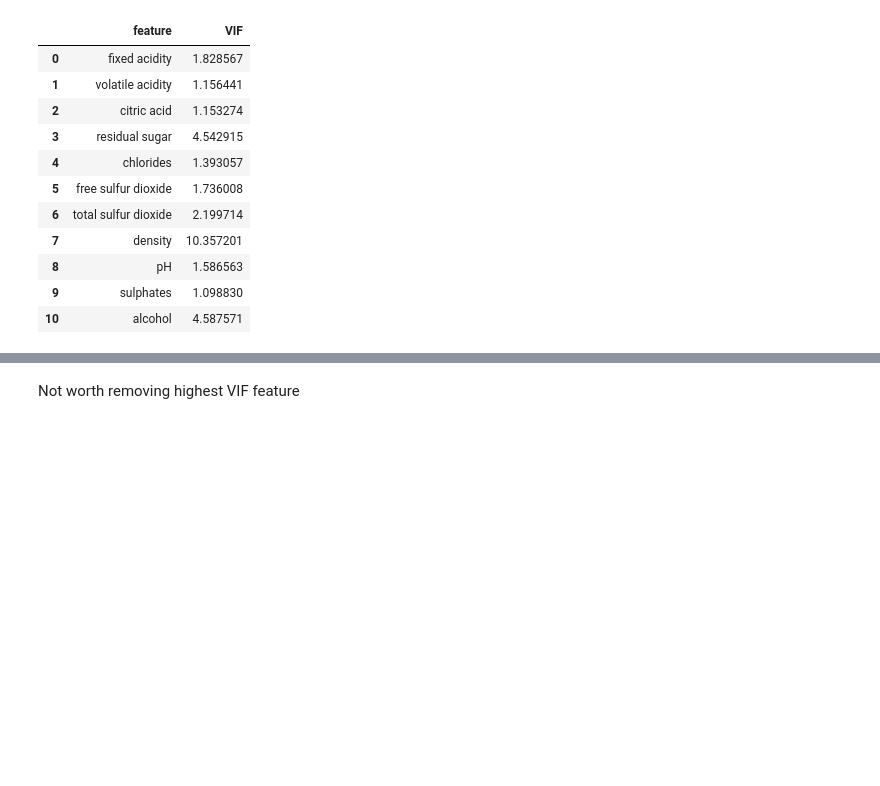
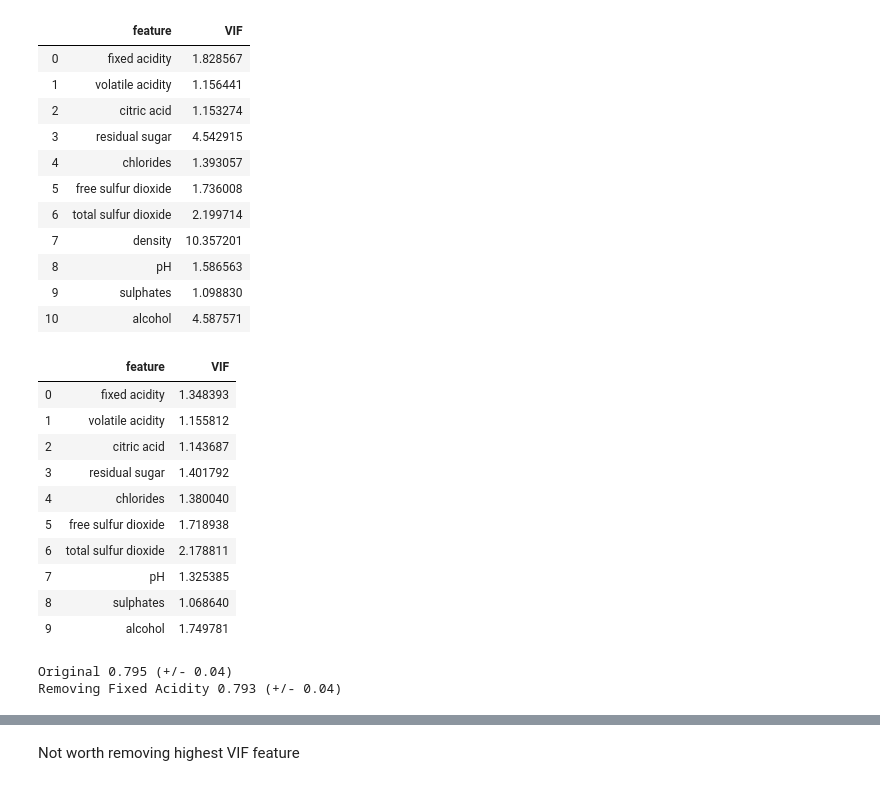
Before and after one commit to dtrakht/1001-Team-Project, a Jupyter notebook: code/white-wine.ipynb, the cells around one changed output, grey strips where cells are left out. Drawn from its saved outputs; the diff is of its cells as text; code cells hidden in the pictures; blank space fills up the shorter version.

```diff
--- a/code/white-wine.ipynb
+++ b/code/white-wine.ipynb
@@ -422,6 +420,41 @@ vif_whites
 | 8 | pH | 1.586563 |
 | 9 | sulphates | 1.098830 |
 | 10 | alcohol | 4.587571 |
+# %%
+vif_whites = pd.DataFrame()
+vif_whites["feature"] = whites_scaled.drop(["is_good","density"],axis = 1).columns
+
+vif_whites["VIF"] = [variance_inflation_factor(whites_scaled[whites_scaled.drop(["is_good","density"],axis = 1).columns].values, i)
+                          for i in range(len(whites_scaled.drop(["is_good","density"],axis = 1).columns))]
+
+vif_whites
+# %% [output]
+|  | feature | VIF |
+| 0 | fixed acidity | 1.348393 |
+| 1 | volatile acidity | 1.155812 |
+| 2 | citric acid | 1.143687 |
+| 3 | residual sugar | 1.401792 |
+| 4 | chlorides | 1.380040 |
+| 5 | free sulfur dioxide | 1.718938 |
+| 6 | total sulfur dioxide | 2.178811 |
+| 7 | pH | 1.325385 |
+| 8 | sulphates | 1.068640 |
+| 9 | alcohol | 1.749781 |
+# %%
+from sklearn.linear_model import LogisticRegression
+from sklearn.model_selection import cross_val_score
+from sklearn import metrics
+
+lr = LogisticRegression()
+
+scores_all = cross_val_score(lr, x_train, y_train, cv=5, scoring = 'roc_auc')
+print("Original", "%0.3f (+/- %0.2f)" % (scores_all.mean(), scores_all.std() * 2))
+
+scores_vif = cross_val_score(lr, x_train.drop("density", axis=1), y_train, cv=5, scoring = 'roc_auc')
+print("Removing Fixed Acidity", "%0.3f (+/- %0.2f)" % (scores_vif.mean(), scores_vif.std() * 2))
+# %% [output]
+Original 0.795 (+/- 0.04)
+Removing Fixed Acidity 0.793 (+/- 0.04)
 # %%
 from sklearn.linear_model import LogisticRegression
 lr = LogisticRegression(max_iter = 1000, random_state=42).fit(x_train, y_train)
```
Also changed, not shown: parts of 18 cells of this notebook.
